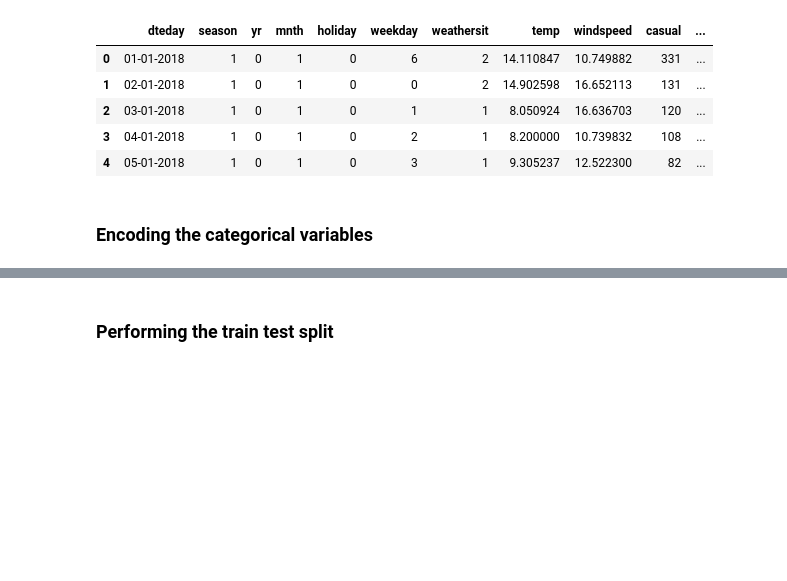
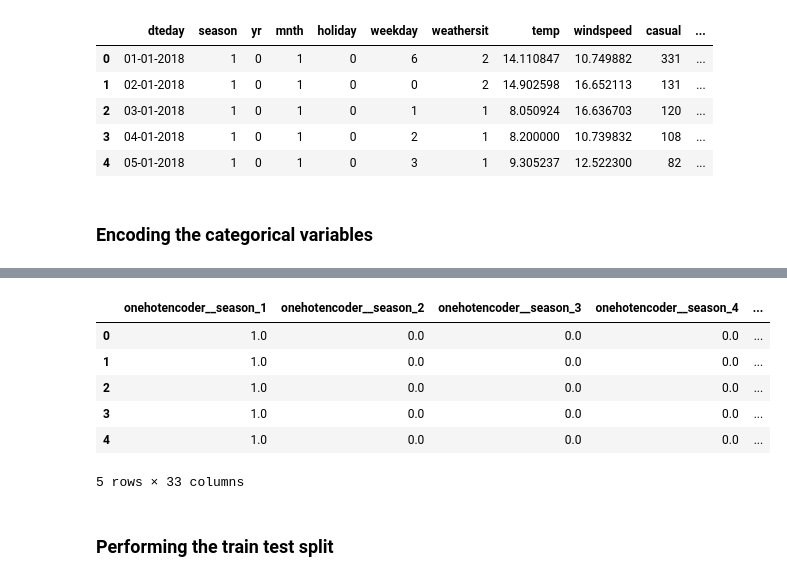
Before and after one commit to hargurjeet/Bike_Sharing_Case_Study, a Jupyter notebook: Bike_Sharing_Case_Study.ipynb, the cells around one changed output, grey strips where cells are left out. Drawn from its saved outputs; the diff is of its cells as text; code cells hidden in the pictures; blank space fills up the shorter version.

```diff
--- a/Bike_Sharing_Case_Study.ipynb
+++ b/Bike_Sharing_Case_Study.ipynb
@@ -164,4 +150,14 @@ Index(['onehotencoder__season_1', 'onehotencoder__season_2',
       dtype='object')
+# %%
+transformed_df.head()
+# %% [output]
+|  | onehotencoder__season_1 | onehotencoder__season_2 | onehotencoder__season_3 | onehotencoder__season_4 | ... |
+| 0 | 1.0 | 0.0 | 0.0 | 0.0 | ... |
+| 1 | 1.0 | 0.0 | 0.0 | 0.0 | ... |
+| 2 | 1.0 | 0.0 | 0.0 | 0.0 | ... |
+| 3 | 1.0 | 0.0 | 0.0 | 0.0 | ... |
+| 4 | 1.0 | 0.0 | 0.0 | 0.0 | ... |
+5 rows × 33 columns
 # %% [markdown]
 ### Performing the train test split
 # %%
```
Also changed, not shown: parts of 10 cells of this notebook.
